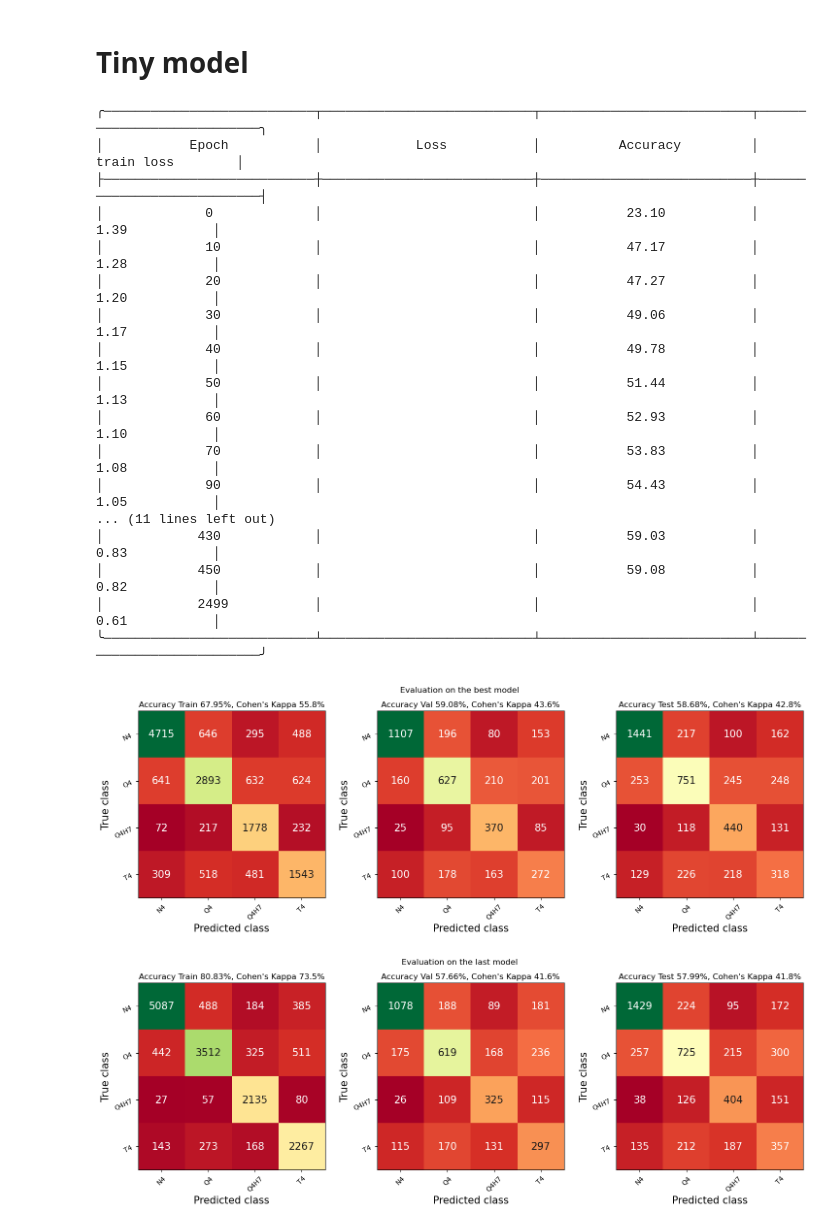
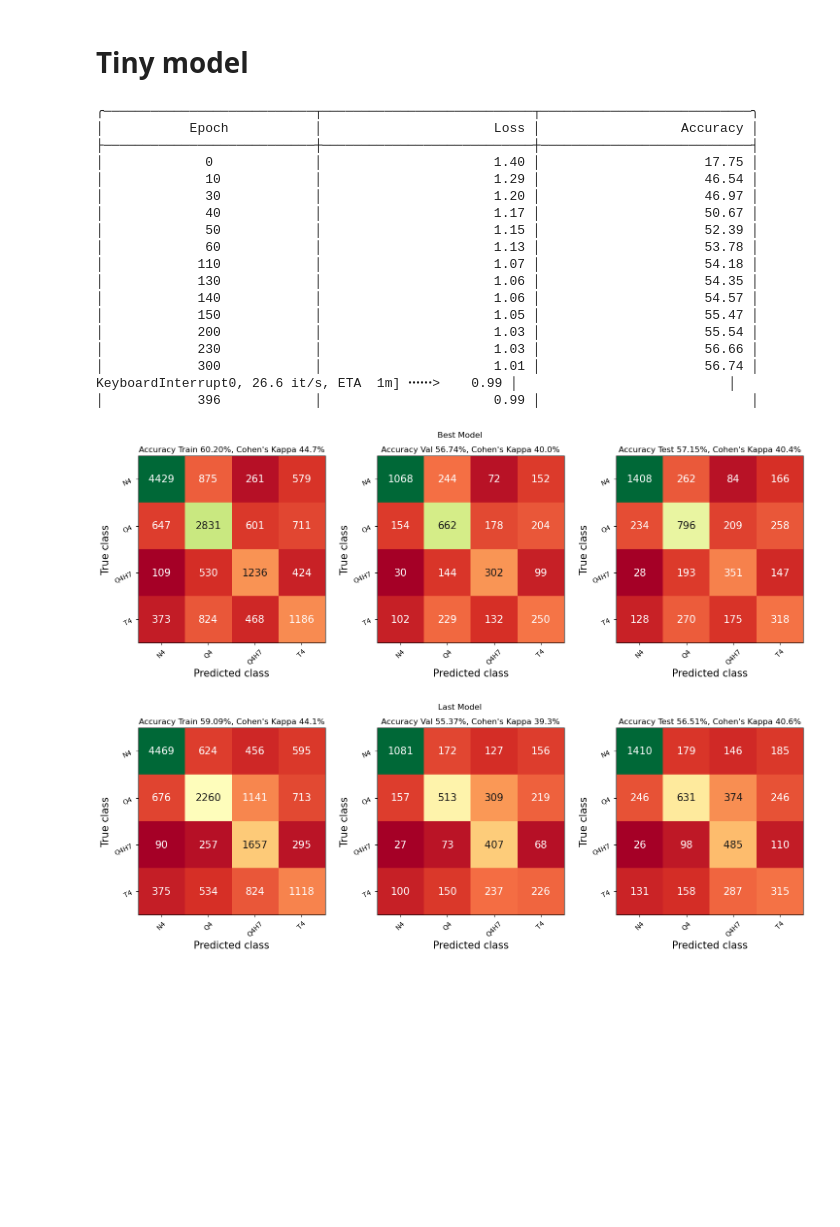
Before and after one commit to ClementPla/PycalcActivation, a Jupyter notebook: notebooks/trainer.ipynb, the cells around one changed output. Drawn from its saved outputs; the diff is of its cells as text; code cells hidden in the pictures; blank space fills up the shorter version.

```diff
--- a/notebooks/trainer.ipynb
+++ b/notebooks/trainer.ipynb
@@ -194,27 +171,19 @@ dataset = Dataset(
     position_to_displacement=True,
 )
 model = MixedFCTemporalModel(
-    n_fc_layers=2,
-    n_rnn_layers=2,
+    n_fc_layers=4,
+    n_rnn_layers=4,
     n_classes=dataset.n_classes,
     temporal_length=dataset.length_serie,
     input_size=dataset.features,
     rnn_hidden_size=32,
-    fc_hidden_size=512,
+    fc_hidden_size=128,
     dropout=0.3,
-    bidirectional=True,
-    use_gru=True,
 )
 n_epochs = 500
-trainer = Trainer(
-    dataset, model, device="cuda", weight_decay=0.01
-)  # You can pass your own optimizer, criterion and learning rate scheduler.
-
+trainer.weight_decay = 0.0005
+trainer.reset(dataset=dataset, model=model)
 trainer.train(n_epochs)
-fig = trainer.test("best")  # Testing on the best model (in term of validation accuracy)
-fig.suptitle("Evaluation on the best model")
-fig.show()
-fig = trainer.test("last")  # Testing on the last model
-fig.suptitle("Evaluation on the last model")
-fig.show()
+trainer.test("best")  # Testing on the best model (in term of validation accuracy)
+trainer.test("last")  # Testing on the last model
 # %% [output]
@@ -245,50 +209,46 @@ fig.show()
 # %%
 dataset = Dataset(
     csv_path="/home/clement/Documents/Sebastien/dataMcGill/legend.csv",
     csv_pos_path="/home/clement/Documents/Sebastien/dataMcGill/position.csv",
     position_to_displacement=True,
 )
 model = MixedFCTemporalModel(
     n_fc_layers=1,
     n_rnn_layers=1,
     n_classes=dataset.n_classes,
     temporal_length=dataset.length_serie,
     input_size=dataset.features,
     rnn_hidden_size=16,
     fc_hidden_size=16,
     dropout=0,
     bidirectional=True,
     use_gru=True,
 )
 n_epochs = 2500  # We train for more epochs as it is a smaller model (thus faster).
-trainer = Trainer(
-    dataset, model, device="cuda", weight_decay=1e-3
-)  # You can pass your own optimizer, criterion and learning rate scheduler.
 
+trainer.reset(model=model)
 trainer.train(n_epochs, val_every=10)
-fig = trainer.test("best")  # Testing on the best model (in term of validation accuracy)
-fig.suptitle("Evaluation on the best model")
-fig.show()
-fig = trainer.test("last")  # Testing on the last model
-fig.suptitle("Evaluation on the last model")
-fig.show()
+trainer.test("best")  # Testing on the best model (in term of validation accuracy)
+
+trainer.test("last")  # Testing on the last model
 # %% [output]
-╭───────────────────────────┬───────────────────────────┬───────────────────────────┬───────────────────────────╮
-│           Epoch           │            Loss           │          Accuracy         │         train loss        │
-├───────────────────────────┼───────────────────────────┼───────────────────────────┼───────────────────────────┤
-│             0             │                           │           23.10           │            1.39           │
-│             10            │                           │           47.17           │            1.28           │
-│             20            │                           │           47.27           │            1.20           │
-│             30            │                           │           49.06           │            1.17           │
-│             40            │                           │           49.78           │            1.15           │
-│             50            │                           │           51.44           │            1.13           │
-│             60            │                           │           52.93           │            1.10           │
-│             70            │                           │           53.83           │            1.08           │
-│             90            │                           │           54.43           │            1.05           │
-... (11 lines left out)
-│            430            │                           │           59.03           │            0.83           │
-│            450            │                           │           59.08           │            0.82           │
-│            2499           │                           │                           │            0.61           │
-╰───────────────────────────┴───────────────────────────┴───────────────────────────┴───────────────────────────╯
+╭───────────────────────────┬───────────────────────────┬───────────────────────────╮
+│           Epoch           │                      Loss │                  Accuracy │
+├───────────────────────────┼───────────────────────────┼───────────────────────────┤
+│             0             │                      1.40 │                     17.75 │
+│             10            │                      1.29 │                     46.54 │
+│             30            │                      1.20 │                     46.97 │
+│             40            │                      1.17 │                     50.67 │
+│             50            │                      1.15 │                     52.39 │
+│             60            │                      1.13 │                     53.78 │
+│            110            │                      1.07 │                     54.18 │
+│            130            │                      1.06 │                     54.35 │
+│            140            │                      1.06 │                     54.57 │
+│            150            │                      1.05 │                     55.47 │
+│            200            │                      1.03 │                     55.54 │
+│            230            │                      1.03 │                     56.66 │
+│            300            │                      1.01 │                     56.74 │
+KeyboardInterrupt0, 26.6 it/s, ETA  1m] ꞏꞏꞏꞏꞏꞏ>    0.99 │                           │
+│            396            │                      0.99 │                           │
-[figure, old version]
+[figure, new version]
-[figure, old version]
+[figure, new version]
```
Also changed, not shown: parts of 10 cells of this notebook, 2 other files.
